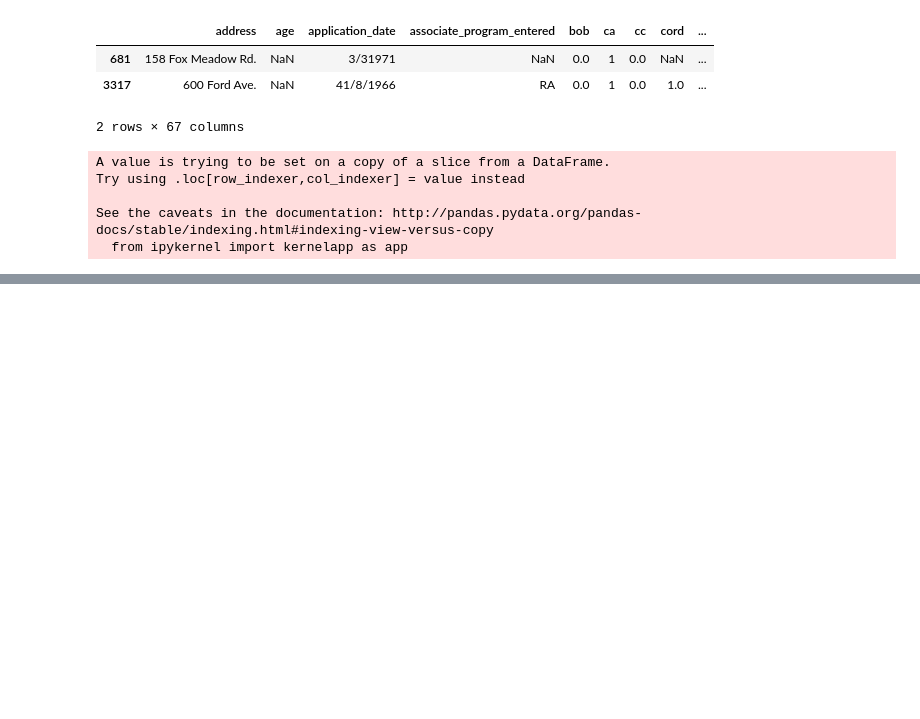
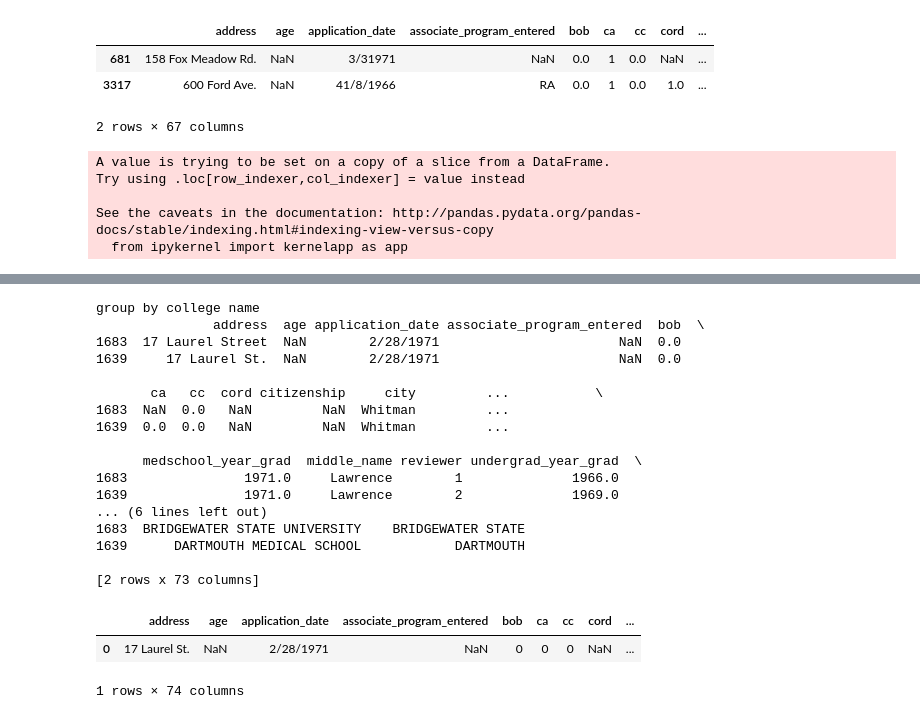
Before and after one commit to Lrraymond13/yellow_beret, a Jupyter notebook: Compile Application Card Raw Data, Dedup and Standardize.ipynb, the cells around one changed output, grey strips where cells are left out. Saved outputs shown, nothing was run; the diff lists cells and outputs as text; code cells hidden in the pictures; blank space fills up the shorter version.

```diff
--- a/Compile Application Card Raw Data, Dedup and Standardize.ipynb
+++ b/Compile Application Card Raw Data, Dedup and Standardize.ipynb
@@ -367,0 +406,24 @@ group by first name
+# %%
+out = consolidate_candidate(g1)
+out
+# %% [output]
+group by college name
+               address  age application_date associate_program_entered  bob  \
+1683  17 Laurel Street  NaN        2/28/1971                       NaN  0.0
+1639     17 Laurel St.  NaN        2/28/1971                       NaN  0.0
+
+       ca   cc  cord citizenship     city         ...           \
+1683  NaN  0.0   NaN         NaN  Whitman         ...
+1639  0.0  0.0   NaN         NaN  Whitman         ...
+
+      medschool_year_grad  middle_name reviewer undergrad_year_grad  \
+1683               1971.0     Lawrence        1              1966.0
+1639               1971.0     Lawrence        2              1969.0
+... (6 lines left out)
+1683  BRIDGEWATER STATE UNIVERSITY    BRIDGEWATER STATE
+1639      DARTMOUTH MEDICAL SCHOOL            DARTMOUTH
+
+[2 rows x 73 columns]
+|  | address | age | application_date | associate_program_entered | bob | ca | cc | cord | ... |
+| 0 | 17 Laurel St. | NaN | 2/28/1971 | NaN | 0 | 0 | 0 | NaN | ... |
+1 rows × 74 columns
```
Also changed, not shown: parts of 9 cells of this notebook.
